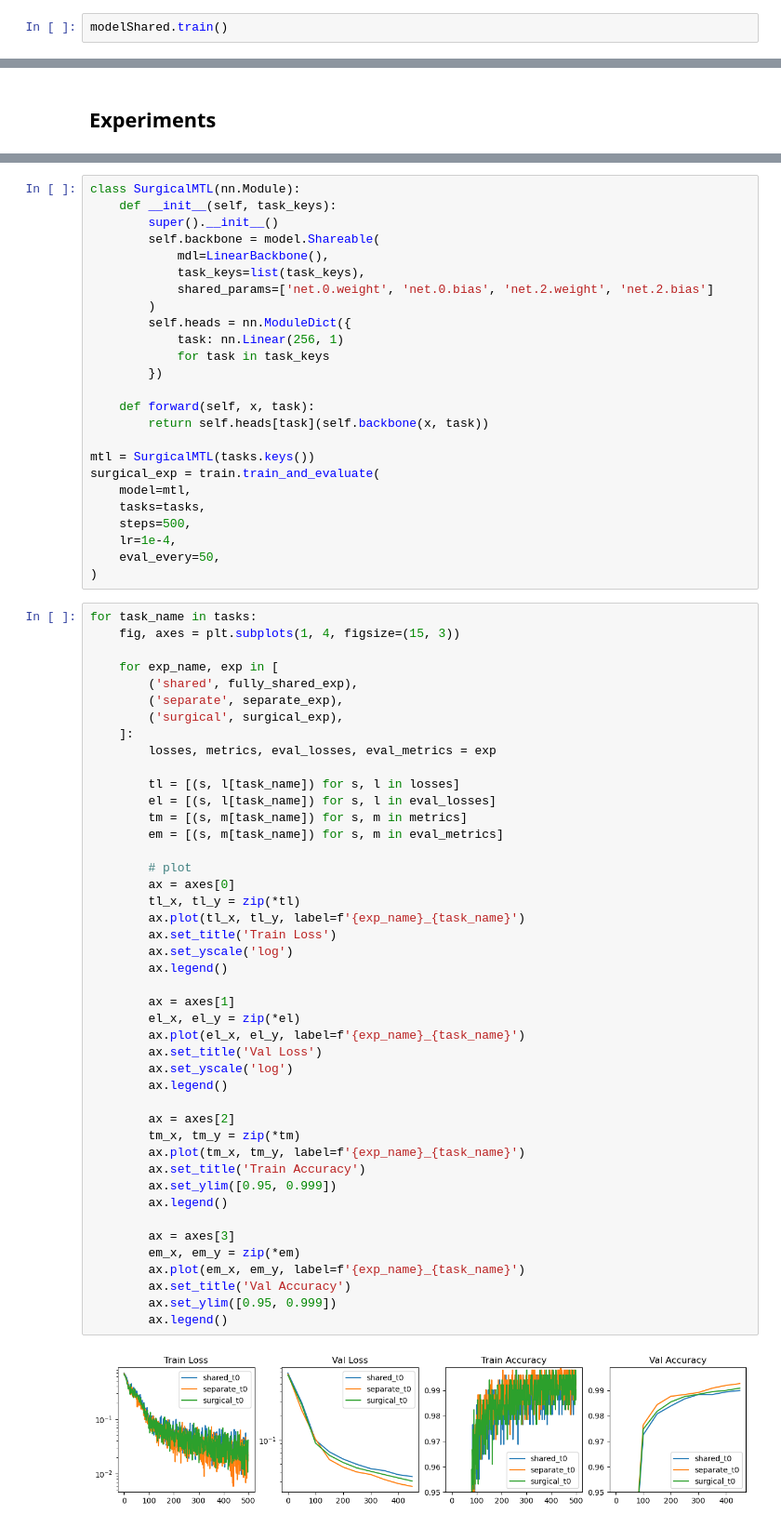
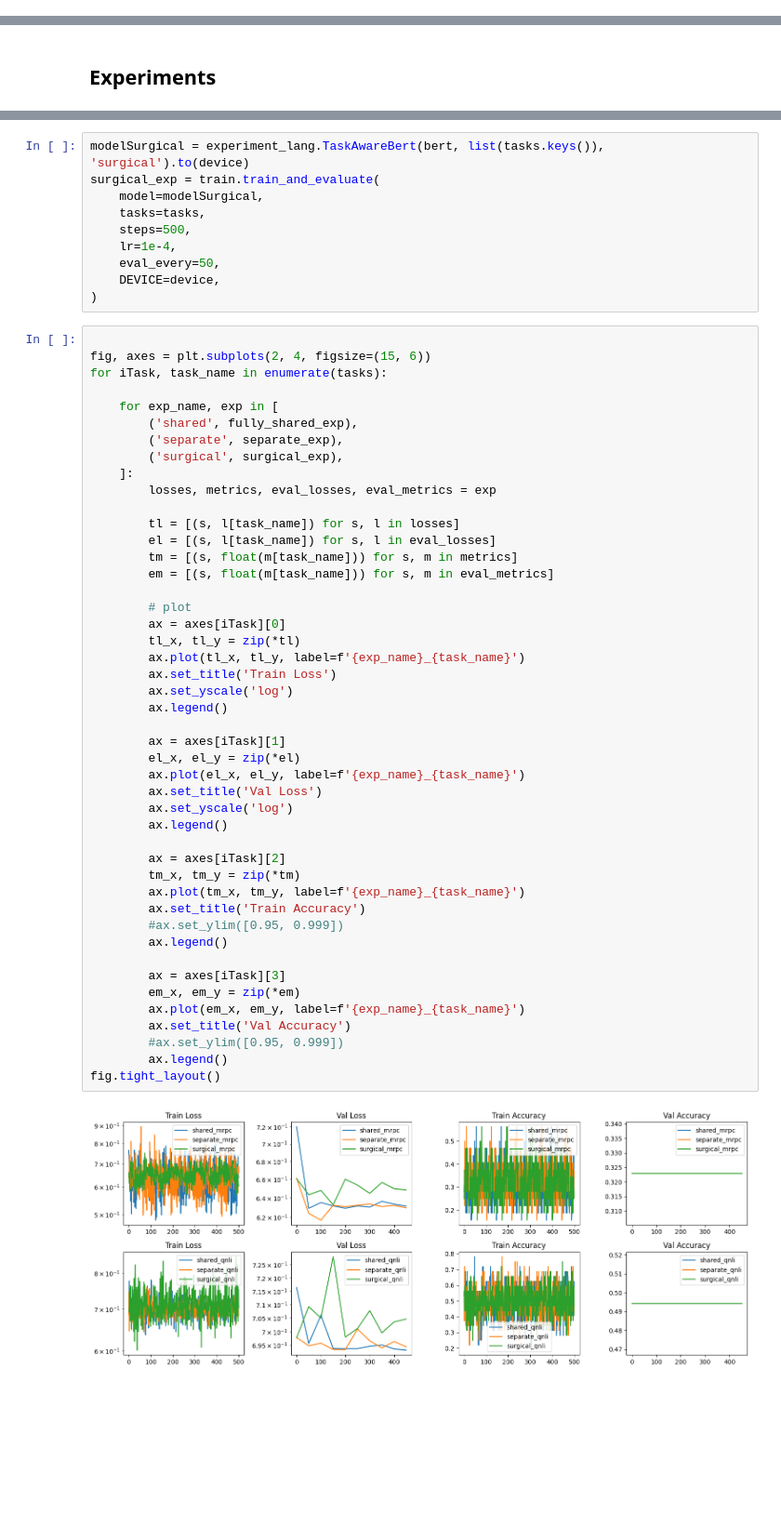
Before and after one commit to zedian/CS330-FinalProject, a Jupyter notebook: nb-lang/experiment.ipynb, the cells around one changed output, grey strips where cells are left out. Shown at 93% size. Cells and saved outputs as stored; diff of their text form; blank space fills up the shorter version.

Commit message:
language experiment; currently accuracy is not changing

```diff
--- a/nb-lang/experiment.ipynb
+++ b/nb-lang/experiment.ipynb
@@ -105,2 +85,0 @@ True
-# %%
-modelShared.train()
@@ -248,32 +176,18 @@ separate_exp = train.train_and_evaluate(
 )
 # %%
-class SurgicalMTL(nn.Module):
-    def __init__(self, task_keys):
-        super().__init__()
-        self.backbone = model.Shareable(
-            mdl=LinearBackbone(),
-            task_keys=list(task_keys),
-            shared_params=['net.0.weight', 'net.0.bias', 'net.2.weight', 'net.2.bias']
-        )
-        self.heads = nn.ModuleDict({
-            task: nn.Linear(256, 1)
-            for task in task_keys
-        })
-
-    def forward(self, x, task):
-        return self.heads[task](self.backbone(x, task))
-
-mtl = SurgicalMTL(tasks.keys())
+modelSurgical = experiment_lang.TaskAwareBert(bert, list(tasks.keys()), 'surgical').to(device)
 surgical_exp = train.train_and_evaluate(
-    model=mtl,
+    model=modelSurgical,
     tasks=tasks,
     steps=500,
     lr=1e-4,
     eval_every=50,
+    DEVICE=device,
 )
 # %%
-for task_name in tasks:
-    fig, axes = plt.subplots(1, 4, figsize=(15, 3))
+
+fig, axes = plt.subplots(2, 4, figsize=(15, 6))
+for iTask, task_name in enumerate(tasks):
 
     for exp_name, exp in [
         ('shared', fully_shared_exp),
@@ -281,39 +195,40 @@ for task_name in tasks:
         ('surgical', surgical_exp),
     ]:
         losses, metrics, eval_losses, eval_metrics = exp
 
         tl = [(s, l[task_name]) for s, l in losses]
         el = [(s, l[task_name]) for s, l in eval_losses]
-        tm = [(s, m[task_name]) for s, m in metrics]
-        em = [(s, m[task_name]) for s, m in eval_metrics]
+        tm = [(s, float(m[task_name])) for s, m in metrics]
+        em = [(s, float(m[task_name])) for s, m in eval_metrics]
 
         # plot
-        ax = axes[0]
+        ax = axes[iTask][0]
         tl_x, tl_y = zip(*tl)
         ax.plot(tl_x, tl_y, label=f'{exp_name}_{task_name}')
         ax.set_title('Train Loss')
         ax.set_yscale('log')
         ax.legend()
 
-        ax = axes[1]
+        ax = axes[iTask][1]
         el_x, el_y = zip(*el)
         ax.plot(el_x, el_y, label=f'{exp_name}_{task_name}')
         ax.set_title('Val Loss')
         ax.set_yscale('log')
         ax.legend()
 
-        ax = axes[2]
+        ax = axes[iTask][2]
         tm_x, tm_y = zip(*tm)
         ax.plot(tm_x, tm_y, label=f'{exp_name}_{task_name}')
         ax.set_title('Train Accuracy')
-        ax.set_ylim([0.95, 0.999])
+        #ax.set_ylim([0.95, 0.999])
         ax.legend()
 
-        ax = axes[3]
+        ax = axes[iTask][3]
         em_x, em_y = zip(*em)
         ax.plot(em_x, em_y, label=f'{exp_name}_{task_name}')
         ax.set_title('Val Accuracy')
-        ax.set_ylim([0.95, 0.999])
+        #ax.set_ylim([0.95, 0.999])
         ax.legend()
+fig.tight_layout()
 # %% [output]
-[figure, old version]
+[figure, new version]
```
Also changed, not shown: parts of 14 cells of this notebook, 3 other files.
